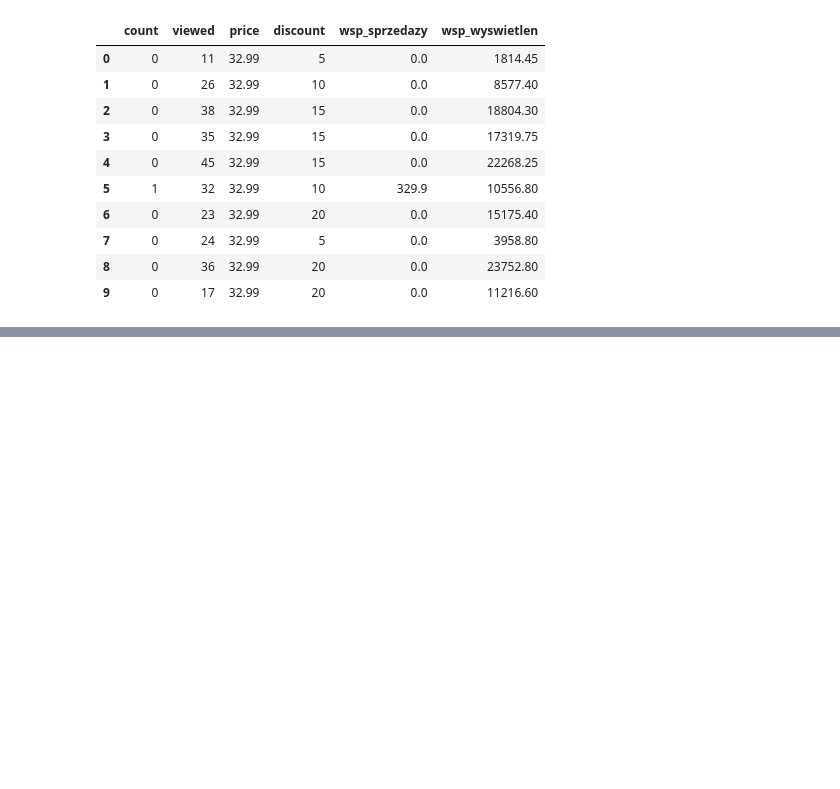
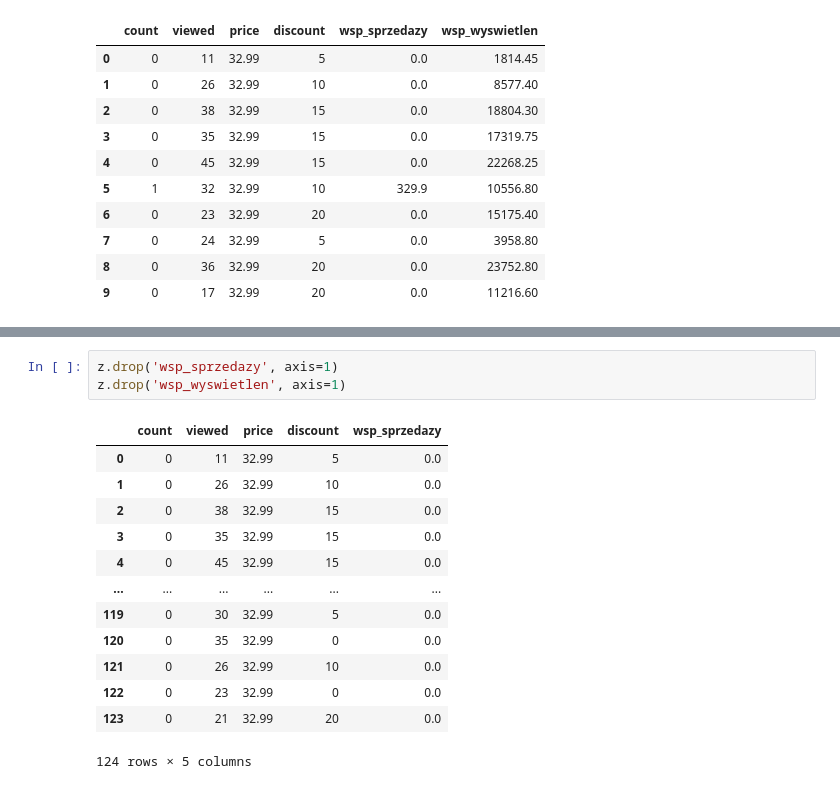
Before and after one commit to Rolkarolka/Delivery-optimization, a Jupyter notebook: notebooks/advanced_model.ipynb, the cells around one changed output, grey strips where cells are left out. Cells and saved outputs as stored; diff of their text form; blank space fills up the shorter version.

```diff
--- a/notebooks/advanced_model.ipynb
+++ b/notebooks/advanced_model.ipynb
@@ -501,0 +489,17 @@ z.head(10)
+# %%
+z.drop('wsp_sprzedazy', axis=1)
+z.drop('wsp_wyswietlen', axis=1)
+# %% [output]
+|  | count | viewed | price | discount | wsp_sprzedazy |
+| 0 | 0 | 11 | 32.99 | 5 | 0.0 |
+| 1 | 0 | 26 | 32.99 | 10 | 0.0 |
+| 2 | 0 | 38 | 32.99 | 15 | 0.0 |
+| 3 | 0 | 35 | 32.99 | 15 | 0.0 |
+| 4 | 0 | 45 | 32.99 | 15 | 0.0 |
+| ... | ... | ... | ... | ... | ... |
+| 119 | 0 | 30 | 32.99 | 5 | 0.0 |
+| 120 | 0 | 35 | 32.99 | 0 | 0.0 |
+| 121 | 0 | 26 | 32.99 | 10 | 0.0 |
+| 122 | 0 | 23 | 32.99 | 0 | 0.0 |
+| 123 | 0 | 21 | 32.99 | 20 | 0.0 |
+124 rows × 5 columns
```
Also changed, not shown: parts of 16 cells of this notebook.
